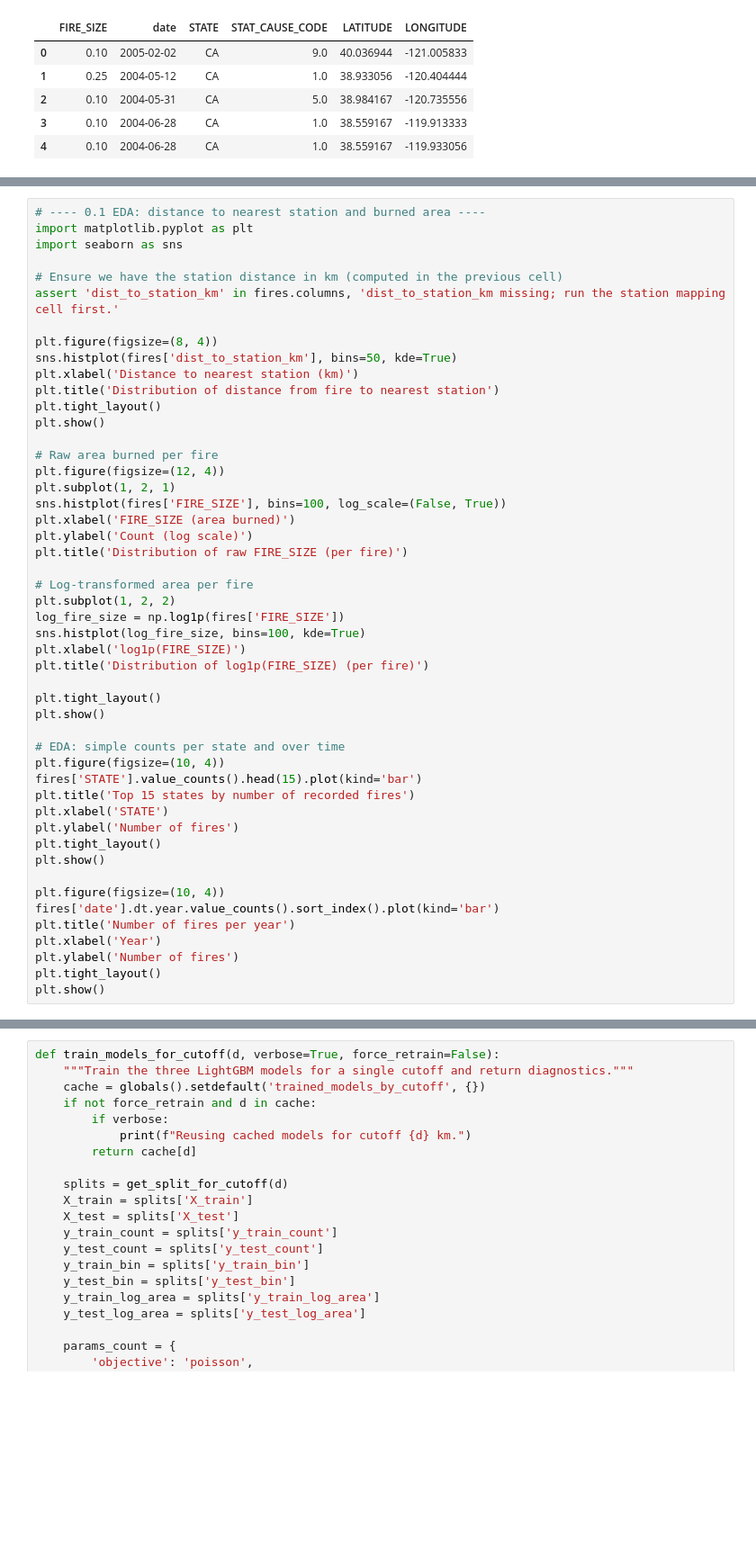
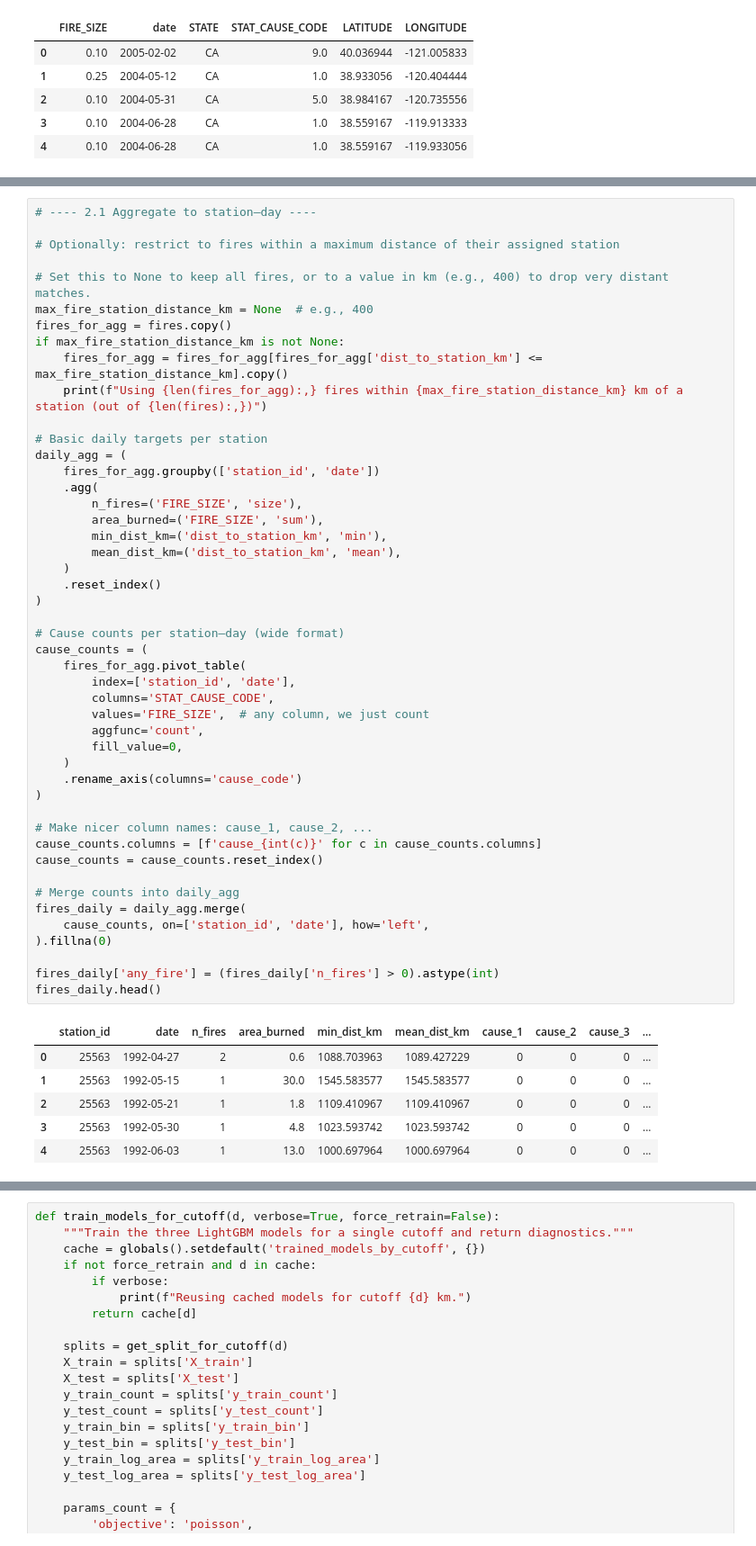
Before and after one commit to whelixw/week_11_wildfire_prediction, a Jupyter notebook: scripts/wildfires.ipynb, the cells around one changed output, grey strips where cells are left out. Shown at 90% size. Drawn from its saved outputs; the diff is of its cells as text; blank space fills up the shorter version.

```diff
--- a/scripts/wildfires.ipynb
+++ b/scripts/wildfires.ipynb
@@ -172,49 +261,54 @@ print("Stored distance-pruned fire tables in fires_pruned dict (keys: all, 100,
 # %%
-# ---- 0.1 EDA: distance to nearest station and burned area ----
-import matplotlib.pyplot as plt
-import seaborn as sns
+# ---- 2.1 Aggregate to station–day ----
 
-# Ensure we have the station distance in km (computed in the previous cell)
-assert 'dist_to_station_km' in fires.columns, 'dist_to_station_km missing; run the station mapping cell first.'
+# Optionally: restrict to fires within a maximum distance of their assigned station
 
-plt.figure(figsize=(8, 4))
-sns.histplot(fires['dist_to_station_km'], bins=50, kde=True)
-plt.xlabel('Distance to nearest station (km)')
-plt.title('Distribution of distance from fire to nearest station')
-plt.tight_layout()
-plt.show()
+# Set this to None to keep all fires, or to a value in km (e.g., 400) to drop very distant matches.
+max_fire_station_distance_km = None  # e.g., 400
+fires_for_agg = fires.copy()
+if max_fire_station_distance_km is not None:
+    fires_for_agg = fires_for_agg[fires_for_agg['dist_to_station_km'] <= max_fire_station_distance_km].copy()
+    print(f"Using {len(fires_for_agg):,} fires within {max_fire_station_distance_km} km of a station (out of {len(fires):,})")
 
-# Raw area burned per fire
-plt.figure(figsize=(12, 4))
-plt.subplot(1, 2, 1)
-sns.histplot(fires['FIRE_SIZE'], bins=100, log_scale=(False, True))
-plt.xlabel('FIRE_SIZE (area burned)')
-plt.ylabel('Count (log scale)')
-plt.title('Distribution of raw FIRE_SIZE (per fire)')
+# Basic daily targets per station
+daily_agg = (
+    fires_for_agg.groupby(['station_id', 'date'])
+    .agg(
+        n_fires=('FIRE_SIZE', 'size'),
+        area_burned=('FIRE_SIZE', 'sum'),
+        min_dist_km=('dist_to_station_km', 'min'),
+        mean_dist_km=('dist_to_station_km', 'mean'),
+    )
+    .reset_index()
+)
 
-# Log-transformed area per fire
-plt.subplot(1, 2, 2)
-log_fire_size = np.log1p(fires['FIRE_SIZE'])
-sns.histplot(log_fire_size, bins=100, kde=True)
-plt.xlabel('log1p(FIRE_SIZE)')
-plt.title('Distribution of log1p(FIRE_SIZE) (per fire)')
+# Cause counts per station–day (wide format)
+cause_counts = (
+    fires_for_agg.pivot_table(
+        index=['station_id', 'date'],
+        columns='STAT_CAUSE_CODE',
+        values='FIRE_SIZE',  # any column, we just count
+        aggfunc='count',
+        fill_value=0,
+    )
+    .rename_axis(columns='cause_code')
+)
 
-plt.tight_layout()
-plt.show()
+# Make nicer column names: cause_1, cause_2, ...
+cause_counts.columns = [f'cause_{int(c)}' for c in cause_counts.columns]
+cause_counts = cause_counts.reset_index()
 
-# EDA: simple counts per state and over time
-plt.figure(figsize=(10, 4))
-fires['STATE'].value_counts().head(15).plot(kind='bar')
-plt.title('Top 15 states by number of recorded fires')
-plt.xlabel('STATE')
-plt.ylabel('Number of fires')
-plt.tight_layout()
-plt.show()
+# Merge counts into daily_agg
+fires_daily = daily_agg.merge(
+    cause_counts, on=['station_id', 'date'], how='left',
+).fillna(0)
 
-plt.figure(figsize=(10, 4))
-fires['date'].dt.year.value_counts().sort_index().plot(kind='bar')
-plt.title('Number of fires per year')
-plt.xlabel('Year')
-plt.ylabel('Number of fires')
-plt.tight_layout()
-plt.show()
+fires_daily['any_fire'] = (fires_daily['n_fires'] > 0).astype(int)
+fires_daily.head()
+# %% [output]
+|  | station_id | date | n_fires | area_burned | min_dist_km | mean_dist_km | cause_1 | cause_2 | cause_3 | ... |
+| 0 | 25563 | 1992-04-27 | 2 | 0.6 | 1088.703963 | 1089.427229 | 0 | 0 | 0 | ... |
+| 1 | 25563 | 1992-05-15 | 1 | 30.0 | 1545.583577 | 1545.583577 | 0 | 0 | 0 | ... |
+| 2 | 25563 | 1992-05-21 | 1 | 1.8 | 1109.410967 | 1109.410967 | 0 | 0 | 0 | ... |
+| 3 | 25563 | 1992-05-30 | 1 | 4.8 | 1023.593742 | 1023.593742 | 0 | 0 | 0 | ... |
+| 4 | 25563 | 1992-06-03 | 1 | 13.0 | 1000.697964 | 1000.697964 | 0 | 0 | 0 | ... |
```
Also changed, not shown: parts of 58 cells of this notebook, 1 other file.
